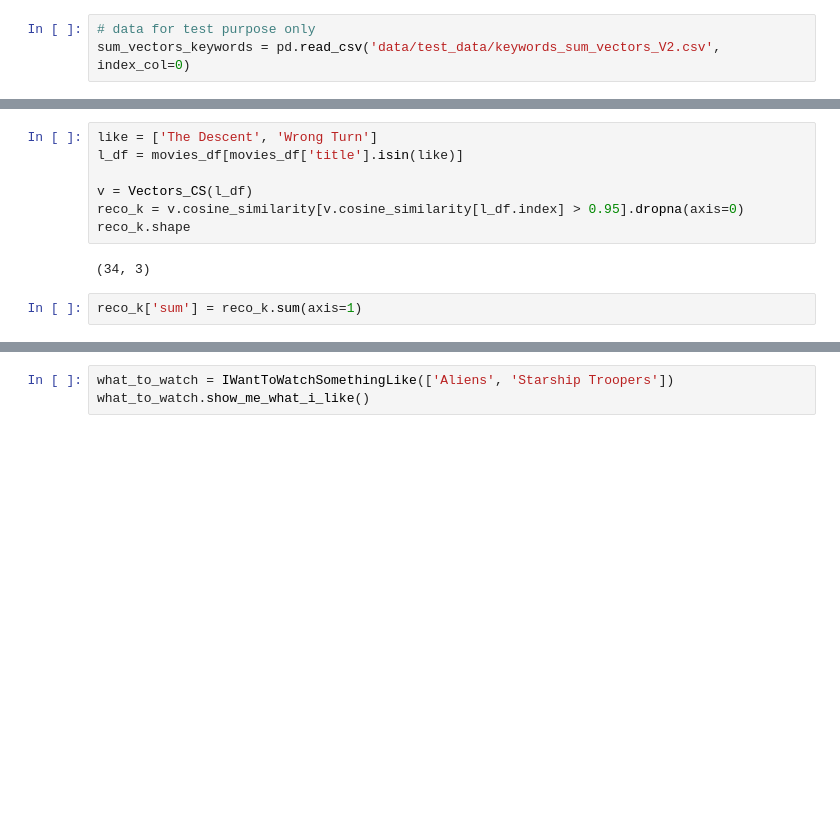
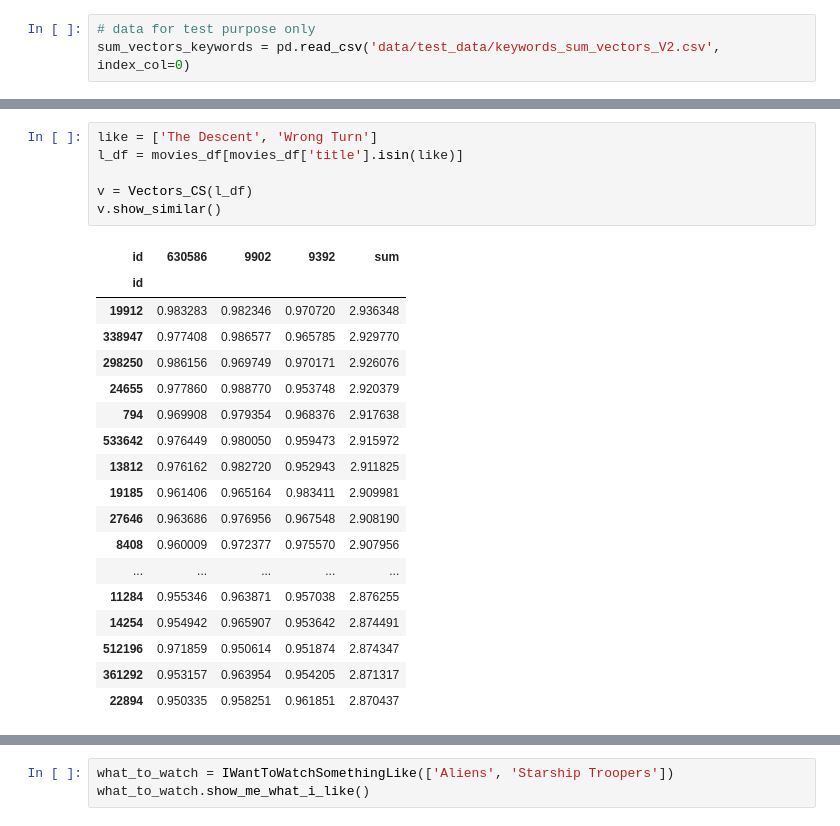
Before and after one commit to fadeeva/normal_projects, a Jupyter notebook: Popular_10000_movies_listed_on_TMDb/prsnt.ipynb, the cells around one changed output, grey strips where cells are left out. Saved outputs shown, nothing was run; the diff lists cells and outputs as text; blank space fills up the shorter version.

```diff
--- a/Popular_10000_movies_listed_on_TMDb/prsnt.ipynb
+++ b/Popular_10000_movies_listed_on_TMDb/prsnt.ipynb
@@ -569,12 +566,26 @@ class Vectors_CS:
 # %%
 like = ['The Descent', 'Wrong Turn']
 l_df = movies_df[movies_df['title'].isin(like)]
 
 v = Vectors_CS(l_df)
-reco_k = v.cosine_similarity[v.cosine_similarity[l_df.index] > 0.95].dropna(axis=0)
-reco_k.shape
+v.show_similar()
 # %% [output]
-(34, 3)
+| id | 630586 | 9902 | 9392 | sum |
+| id |  |  |  |  |
+| 19912 | 0.983283 | 0.982346 | 0.970720 | 2.936348 |
+| 338947 | 0.977408 | 0.986577 | 0.965785 | 2.929770 |
+| 298250 | 0.986156 | 0.969749 | 0.970171 | 2.926076 |
+| 24655 | 0.977860 | 0.988770 | 0.953748 | 2.920379 |
+| 794 | 0.969908 | 0.979354 | 0.968376 | 2.917638 |
+| 533642 | 0.976449 | 0.980050 | 0.959473 | 2.915972 |
+| 13812 | 0.976162 | 0.982720 | 0.952943 | 2.911825 |
+| 19185 | 0.961406 | 0.965164 | 0.983411 | 2.909981 |
+| 27646 | 0.963686 | 0.976956 | 0.967548 | 2.908190 |
+| 8408 | 0.960009 | 0.972377 | 0.975570 | 2.907956 |
+| ... | ... | ... | ... | ... |
+| 11284 | 0.955346 | 0.963871 | 0.957038 | 2.876255 |
+| 14254 | 0.954942 | 0.965907 | 0.953642 | 2.874491 |
+| 512196 | 0.971859 | 0.950614 | 0.951874 | 2.874347 |
+| 361292 | 0.953157 | 0.963954 | 0.954205 | 2.871317 |
+| 22894 | 0.950335 | 0.958251 | 0.961851 | 2.870437 |
-# %%
-reco_k['sum'] = reco_k.sum(axis=1)
 # %%
```
Also changed, not shown: parts of 4 cells of this notebook.
